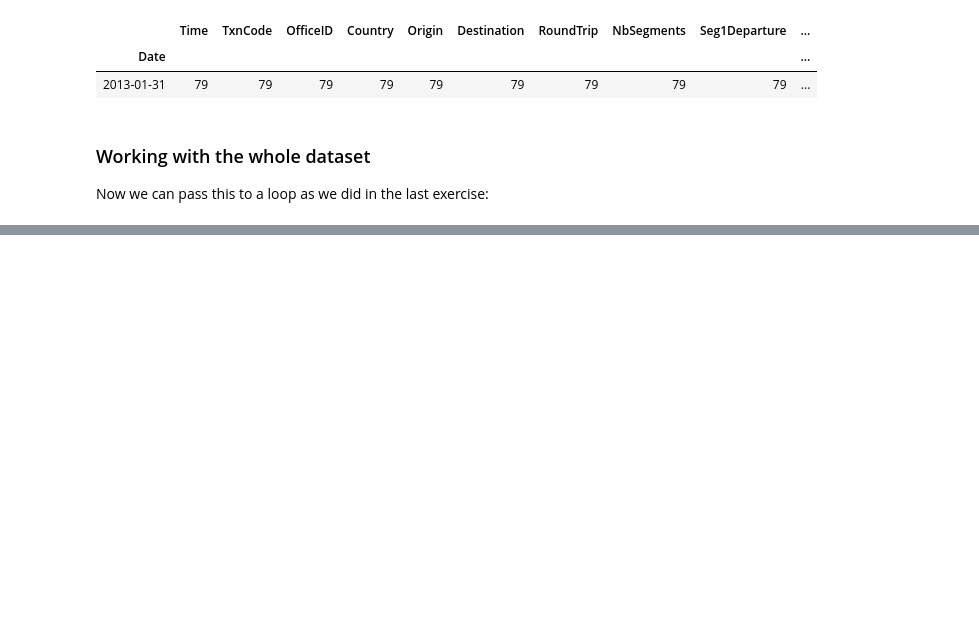
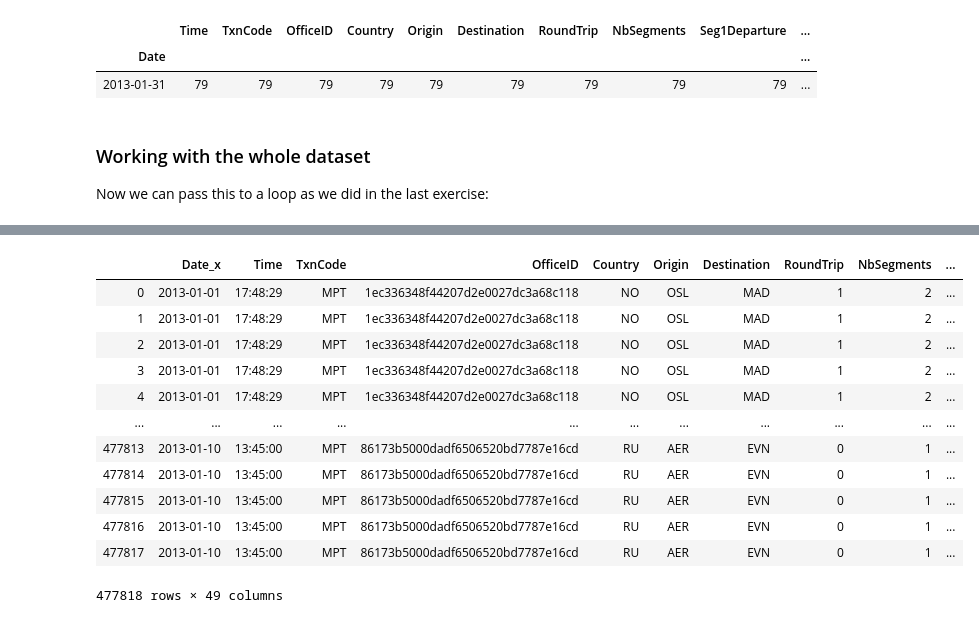
Before and after one commit to JoelDela/Master-Data-Science, a Jupyter notebook: Data_Science_Challenge/Data_Science_Challenge.ipynb, the cells around one changed output, grey strips where cells are left out. Drawn from its saved outputs; the diff is of its cells as text; code cells hidden in the pictures; blank space fills up the shorter version.

```diff
--- a/Data_Science_Challenge/Data_Science_Challenge.ipynb
+++ b/Data_Science_Challenge/Data_Science_Challenge.ipynb
@@ -445,0 +463,4 @@ plt.ylabel('Searches');
+# %%
+bookings_chunk['Date']=np.nan
+bookings_chunk.columns=bookings_chunk.columns.str.strip()
+bookings_chunk.head()
@@ -445,0 +483,3 @@ plt.ylabel('Searches');
+# %%
+for i,date in enumerate(bookings_chunk.index):
+    bookings_chunk['Date'][i]=bookings_chunk['act_date'][i][:10]
@@ -445,0 +549,17 @@ plt.ylabel('Searches');
+# %%
+mix=searches_chunk.merge(bookings_chunk,left_on='Seg1Date',right_on='Date',how='inner')
+mix
+# %% [output]
+|  | Date_x | Time | TxnCode | OfficeID | Country | Origin | Destination | RoundTrip | NbSegments | ... |
+| 0 | 2013-01-01 | 17:48:29 | MPT | 1ec336348f44207d2e0027dc3a68c118 | NO | OSL | MAD | 1 | 2 | ... |
+| 1 | 2013-01-01 | 17:48:29 | MPT | 1ec336348f44207d2e0027dc3a68c118 | NO | OSL | MAD | 1 | 2 | ... |
+| 2 | 2013-01-01 | 17:48:29 | MPT | 1ec336348f44207d2e0027dc3a68c118 | NO | OSL | MAD | 1 | 2 | ... |
+| 3 | 2013-01-01 | 17:48:29 | MPT | 1ec336348f44207d2e0027dc3a68c118 | NO | OSL | MAD | 1 | 2 | ... |
+| 4 | 2013-01-01 | 17:48:29 | MPT | 1ec336348f44207d2e0027dc3a68c118 | NO | OSL | MAD | 1 | 2 | ... |
+| ... | ... | ... | ... | ... | ... | ... | ... | ... | ... | ... |
+| 477813 | 2013-01-10 | 13:45:00 | MPT | 86173b5000dadf6506520bd7787e16cd | RU | AER | EVN | 0 | 1 | ... |
+| 477814 | 2013-01-10 | 13:45:00 | MPT | 86173b5000dadf6506520bd7787e16cd | RU | AER | EVN | 0 | 1 | ... |
+| 477815 | 2013-01-10 | 13:45:00 | MPT | 86173b5000dadf6506520bd7787e16cd | RU | AER | EVN | 0 | 1 | ... |
+| 477816 | 2013-01-10 | 13:45:00 | MPT | 86173b5000dadf6506520bd7787e16cd | RU | AER | EVN | 0 | 1 | ... |
+| 477817 | 2013-01-10 | 13:45:00 | MPT | 86173b5000dadf6506520bd7787e16cd | RU | AER | EVN | 0 | 1 | ... |
+477818 rows × 49 columns
```
Also changed, not shown: parts of 31 cells of this notebook.
